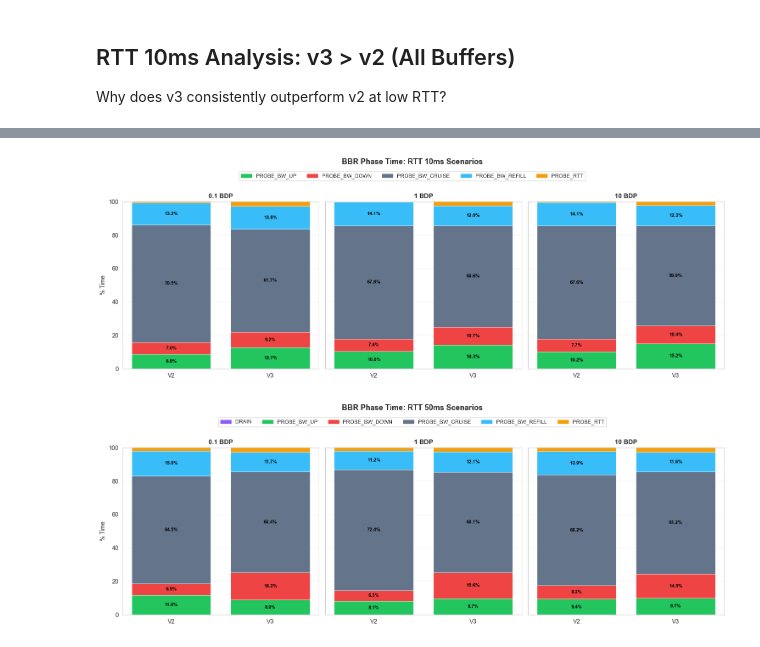
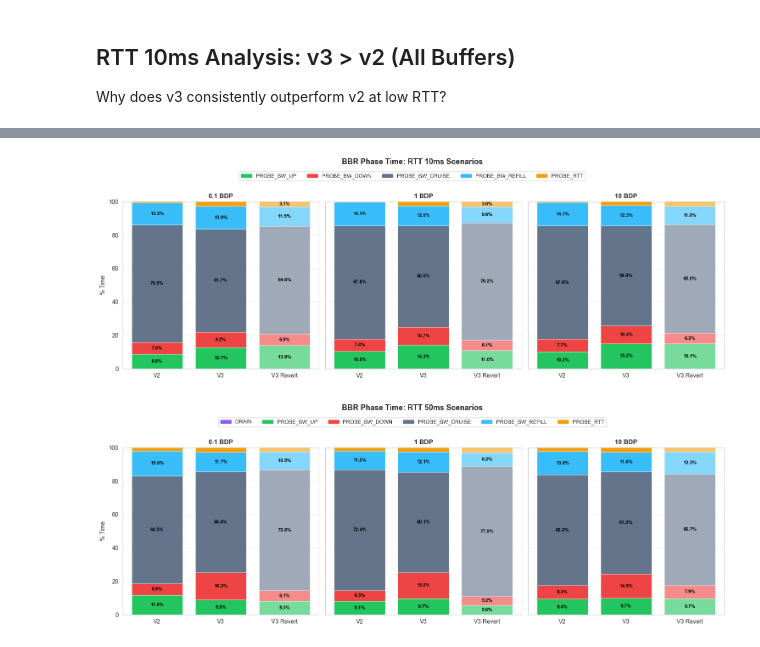
Before and after one commit to swomf/bbr-experiment, a Jupyter notebook: analyzers/analyze_ss_poll_dynamics.ipynb, the cells around one changed output, grey strips where cells are left out. Cells and saved outputs as stored; diff of their text form; code cells hidden in the pictures.

Commit message:
update analyze_ss_poll_dynamics.ipynb with v3_revert stats

```diff
--- a/analyzers/analyze_ss_poll_dynamics.ipynb
+++ b/analyzers/analyze_ss_poll_dynamics.ipynb
@@ -23,6 +23,8 @@ C_V2 = '#d1495b'
 C_V3 = '#2e86ab'
 # %%
 # Load all parsed ss_poll CSVs
+import glob
+
 out_dir = Path('../out/ss_poll_csv')
 data = {}
 
@@ -42,19 +44,15 @@ scenario_map = {
 
 for key, (pattern, label) in scenario_map.items():
     data[key] = {}
-    for version in ['v2', 'v3']:
-        # Handle wildcard by converting to real files
-        pattern_with_version = pattern.replace('*', f'*').replace('v*', f'{version}')
-        import glob
+    for variant_key, version_tag in [('v2', 'v2'), ('v3', 'v3'), ('v3_revert', 'v3_revert')]:
+        pattern_with_version = pattern.replace('v*', version_tag)
         matches = glob.glob(str(out_dir / pattern_with_version))
 
         if matches:
-            # For this BDP level, we'll aggregate loss0 and loss2
-            # Just take the first one for now (loss0)
-            csv_file = Path(min(matches))  # Take first (loss0 comes before loss2 alphabetically)
+            csv_file = Path(min(matches))
             df = pd.read_csv(csv_file)
-            data[key][version] = df
-            print(f'✓ Loaded {key:20} {version}: {len(df):6} records from {csv_file.name}')
+            data[key][variant_key] = df
+            print(f'✓ Loaded {key:20} {variant_key:10}: {len(df):6} records from {csv_file.name}')
         else:
             print(f'✗ No match for pattern: {pattern_with_version}')
 
@@ -405,6 +416,7 @@ plot_cwnd_group(
 # %%
 from pathlib import Path
 import pandas as pd
+from matplotlib.colors import to_rgb
 
 SAVE_DIR = Path('../graphs')
 SAVE_DIR.mkdir(parents=True, exist_ok=True)
@@ -418,6 +430,14 @@ PHASE_COLORS = {
     'PROBE_BW_REFILL': "#38bdf8",  # sky blue
     'PROBE_RTT':       "#f59e0b",  # amber
 }
+
+
+def _lighten_color(color, amount=0.35):
+    rgb = np.array(to_rgb(color))
+    return tuple(rgb + (1.0 - rgb) * amount)
+
+
+PHASE_COLORS_REVERT = {phase: _lighten_color(color, 0.38) for phase, color in PHASE_COLORS.items()}
 
 
 def phase_pct(df):
@@ -438,10 +458,16 @@ def phase_pct(df):
 
 def plot_phase_pct_group(group_title, scenario_specs):
     rows = []
+    version_specs = [
+        ('V2', 'v2', PHASE_COLORS),
+        ('V3', 'v3', PHASE_COLORS),
+        ('V3 Revert', 'v3_revert', PHASE_COLORS_REVERT),
+    ]
+
     for key, label in scenario_specs:
-        for version in ('v2', 'v3'):
-            pct = phase_pct(data[key][version])
-            rows.append({'scenario': label, 'version': version.upper(), **pct})
+        for version_label, data_key, _ in version_specs:
+            pct = phase_pct(data[key][data_key])
+            rows.append({'scenario': label, 'version': version_label, **pct})
 
     df = pd.DataFrame(rows).fillna(0)
     phases = [p for p in PHASE_COLORS if p in df.columns]
@@ -454,48 +480,65 @@ def plot_phase_pct_group(group_title, scenario_specs):
 
     for ax, label in zip(axes, scenarios):
         subset = df[df['scenario'] == label].set_index('version')
-        bottom = np.zeros(2)
-        versions = ['V2', 'V3']
-        for phase in phases:
-            vals = [subset.loc[v, phase] if phase in subset.columns else 0.0 for v in versions]
-            ax.bar(versions, vals, bottom=bottom,
-                   color=PHASE_COLORS[phase], label=phase, edgecolor='white', linewidth=0.5)
-            for i, (v, b) in enumerate(zip(vals, bottom)):
-                if v >= 3:
-                    ax.text(i, b + v / 2, f'{v:.1f}%', ha='center', va='center',
-                            fontsize=8, fontweight='bold', color='black')
-            bottom += np.array(vals)
+        x_positions = np.arange(len(version_specs))
+
+        for x_pos, (version_label, _, color_map) in zip(x_positions, version_specs):
+            bottom = 0.0
+            for phase in phases:
+                value = float(subset.loc[version_label, phase]) if (version_label in subset.index and phase in subset.columns) else 0.0
+                ax.bar(
+                    x_pos,
+                    value,
+                    bottom=bottom,
+                    color=color_map[phase],
+                    edgecolor='white',
+                    linewidth=0.5,
+                )
+                if value >= 3:
+                    ax.text(
+                        x_pos,
+                        bottom + value / 2,
+                        f'{value:.1f}%',
+                        ha='center',
+                        va='center',
+                        fontsize=8,
+                        fontweight='bold',
+                        color='black',
+                    )
+                bottom += value
 
         ax.set_title(label, fontsize=11, fontweight='bold')
         ax.set_ylim(0, 100)
+        ax.set_xticks(x_positions)
+        ax.set_xticklabels([version_label for version_label, _, _ in version_specs])
         ax.set_ylabel('% Time' if ax is axes[0] else '')
         ax.grid(True, axis='y', alpha=0.3)
 
     handles = [plt.Rectangle((0, 0), 1, 1, color=PHASE_COLORS[p]) for p in phases]
     fig.legend(handles, phases, loc='upper center', ncol=len(phases),
                bbox_to_anchor=(0.5, 1.02), frameon=True, fontsize=9)
     fig.suptitle(group_title, fontsize=13, fontweight='bold', y=1.07)
 
     fname = SAVE_DIR / f"{group_title.lower().replace(' ', '_').replace('/', '_').replace(':', '')}_pct.png"
     fig.savefig(str(fname), bbox_inches='tight', dpi=200)
     plt.tight_layout()
     plt.show()
 
 
 plot_phase_pct_group(
     'BBR Phase Time: RTT 10ms Scenarios',
     [('rtt10_0.1bdp', '0.1 BDP'), ('rtt10_1bdp', '1 BDP'), ('rtt10_10bdp', '10 BDP')],
 )
 
 plot_phase_pct_group(
     'BBR Phase Time: RTT 50ms Scenarios',
     [('rtt50_0.1bdp', '0.1 BDP'), ('rtt50_1bdp', '1 BDP'), ('rtt50_10bdp', '10 BDP')],
 )
 
 plot_phase_pct_group(
     'BBR Phase Time: RTT 100ms Scenarios',
     [('rtt100_0.1bdp', '0.1 BDP'), ('rtt100_1bdp', '1 BDP'), ('rtt100_10bdp', '10 BDP')],
 )
 # %% [output]
-[figure, old version]
+[figure, new version]
-[figure, old version]
+[figure, new version]
```
Also changed, not shown: parts of 5 cells of this notebook, 22 other files.
